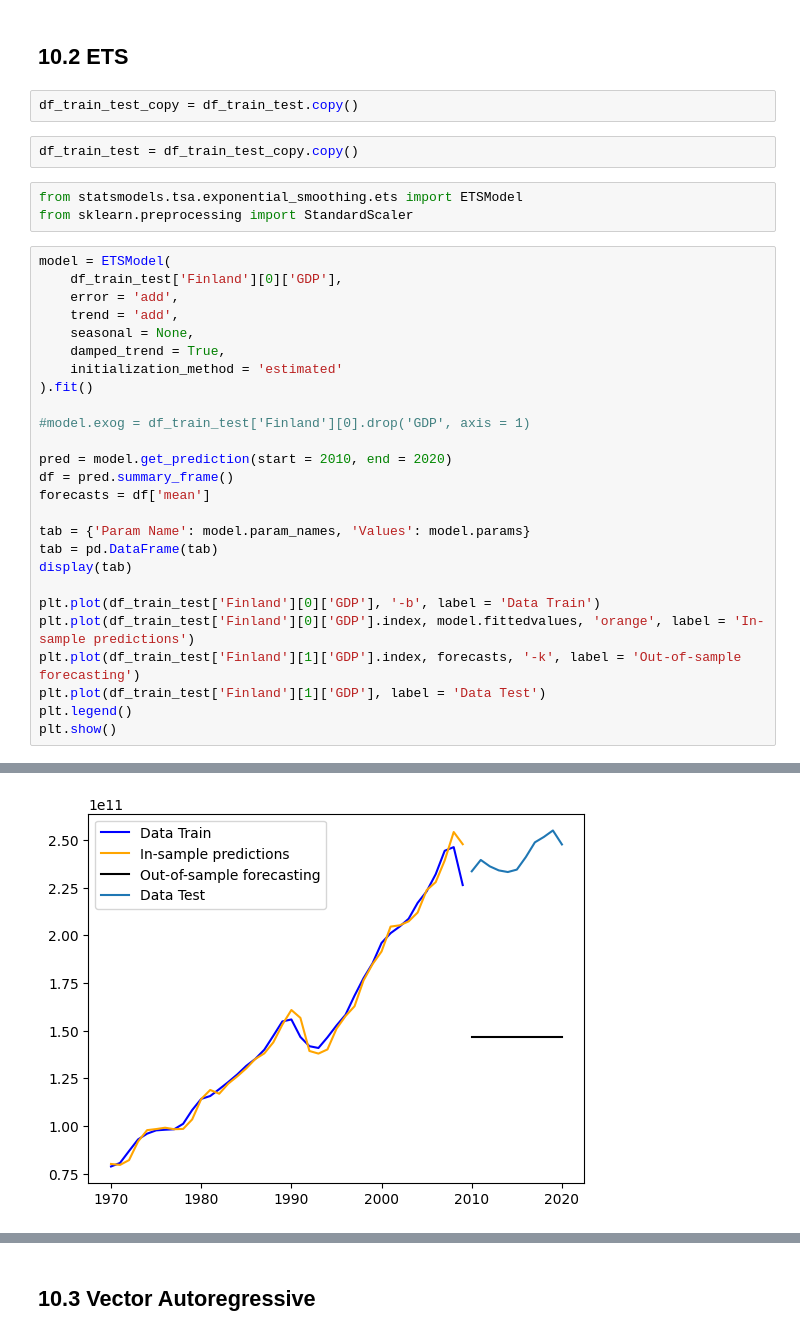
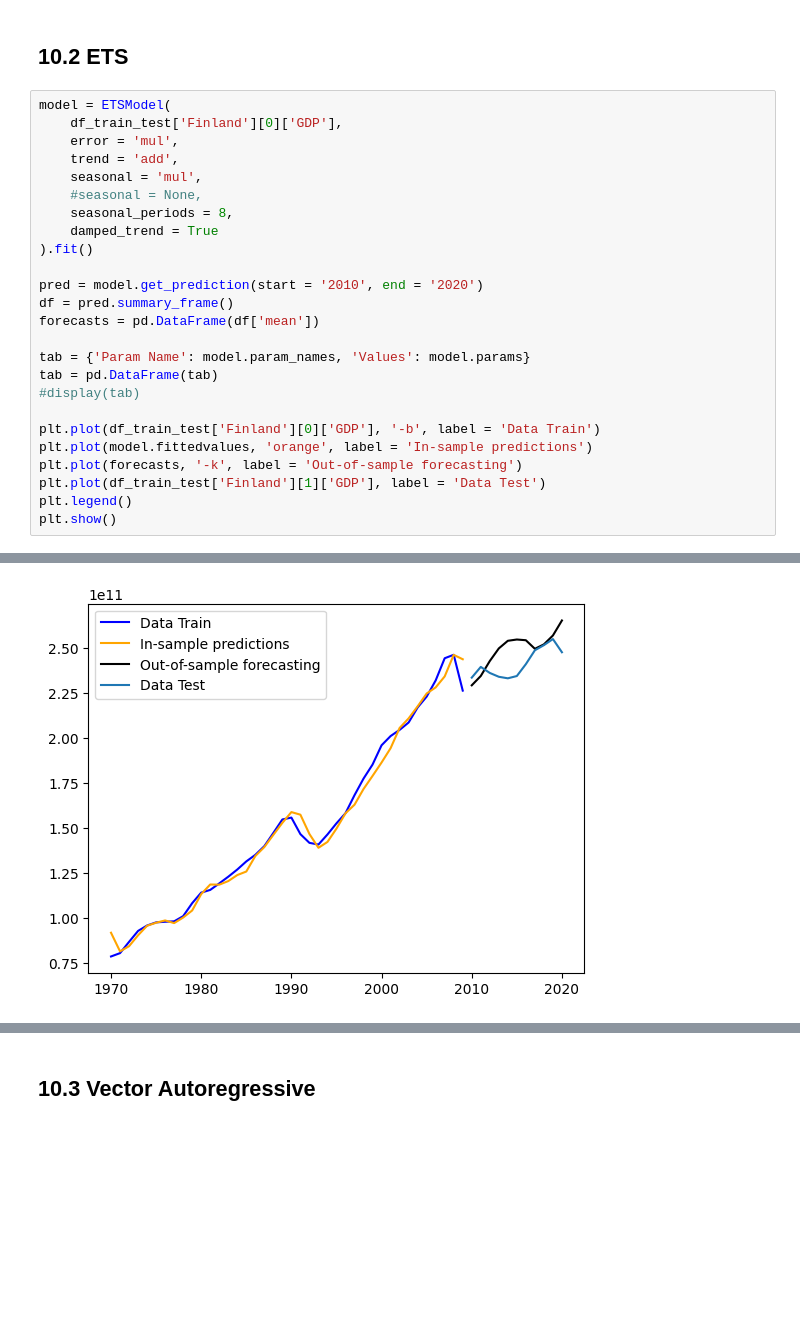
Before and after one commit to dariogemo/UNIVR-SMDS, a Jupyter notebook: main.ipynb, the cells around one changed output, grey strips where cells are left out. Saved outputs shown, nothing was run; the diff lists cells and outputs as text; blank space fills up the shorter version.

Commit message:
adjusted ets model, removed scaling, reults now make sense

```diff
--- a/main.ipynb
+++ b/main.ipynb
@@ -699,36 +741,28 @@ for df in metrics_list_of_df:
 | 0 | ARIMAX | -118.906628 | 15227030674.713652 | 20303067917.295097 | 0.072245 |
 # %% [markdown]
 ## 10.2 ETS
-# %%
-df_train_test_copy = df_train_test.copy()
-# %%
-df_train_test = df_train_test_copy.copy()
-# %%
-from statsmodels.tsa.exponential_smoothing.ets import ETSModel
-from sklearn.preprocessing import StandardScaler
 # %%
 model = ETSModel(
     df_train_test['Finland'][0]['GDP'],
-    error = 'add',
+    error = 'mul',
     trend = 'add',
-    seasonal = None,
-    damped_trend = True,
-    initialization_method = 'estimated'
+    seasonal = 'mul',
+    #seasonal = None,
+    seasonal_periods = 8,
+    damped_trend = True
 ).fit()
 
-#model.exog = df_train_test['Finland'][0].drop('GDP', axis = 1)
-
-pred = model.get_prediction(start = 2010, end = 2020)
+pred = model.get_prediction(start = '2010', end = '2020')
 df = pred.summary_frame()
-forecasts = df['mean']
+forecasts = pd.DataFrame(df['mean'])
 
 tab = {'Param Name': model.param_names, 'Values': model.params}
 tab = pd.DataFrame(tab)
-display(tab)
+#display(tab)
 
 plt.plot(df_train_test['Finland'][0]['GDP'], '-b', label = 'Data Train')
-plt.plot(df_train_test['Finland'][0]['GDP'].index, model.fittedvalues, 'orange', label = 'In-sample predictions')
-plt.plot(df_train_test['Finland'][1]['GDP'].index, forecasts, '-k', label = 'Out-of-sample forecasting')
+plt.plot(model.fittedvalues, 'orange', label = 'In-sample predictions')
+plt.plot(forecasts, '-k', label = 'Out-of-sample forecasting')
 plt.plot(df_train_test['Finland'][1]['GDP'], label = 'Data Test')
 plt.legend()
 plt.show()
@@ -759 +787 @@ CONVERGENCE: NORM_OF_PROJECTED_GRADIENT_<=_PGTOL
-[figure, old version]
+[figure, new version]
```
Also changed, not shown: parts of 11 cells of this notebook, 2 other files.
